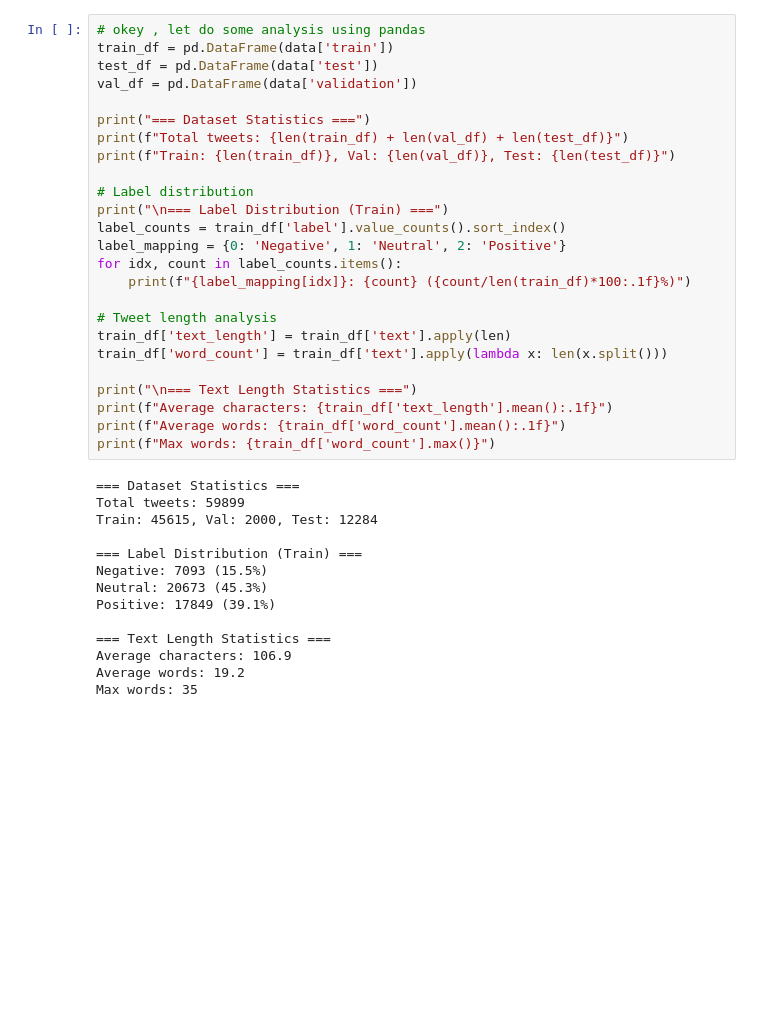
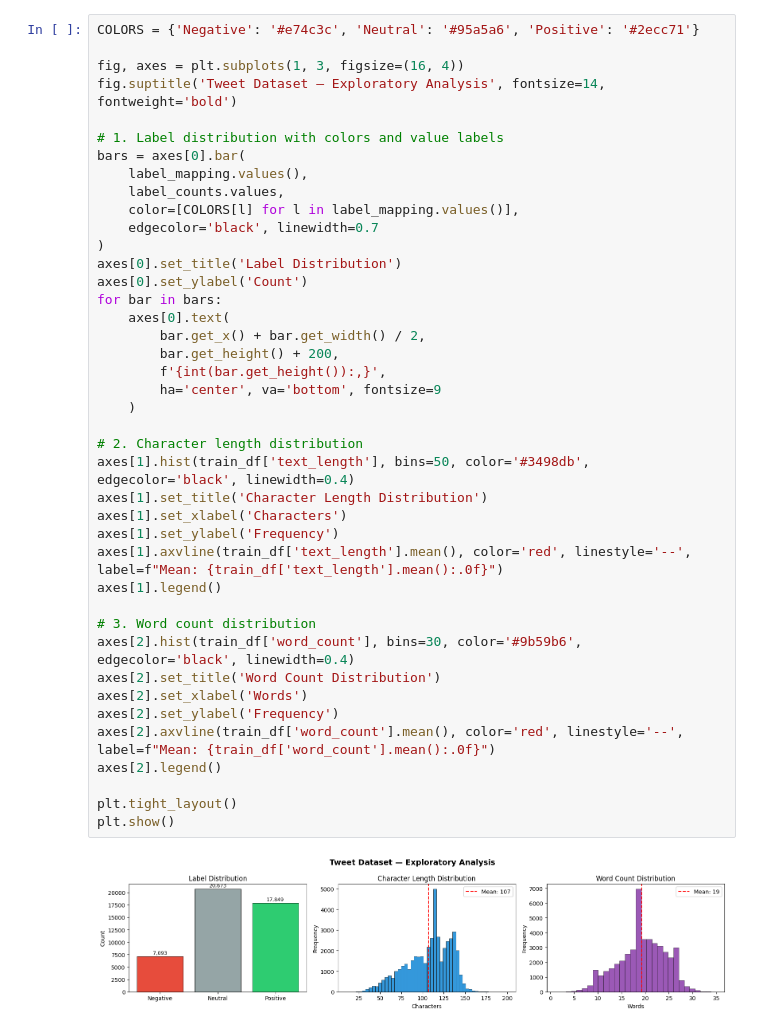
Before and after one commit to zacknn/MachineLearning, a Jupyter notebook: projects/fellings_predictor/model/data_exploration.ipynb, the cells around one changed output. Saved outputs shown, nothing was run; the diff lists cells and outputs as text; blank space fills up the shorter version.

Commit message:
try to improve my dataset set to make it good for training

```diff
--- a/projects/fellings_predictor/model/data_exploration.ipynb
+++ b/projects/fellings_predictor/model/data_exploration.ipynb
@@ -40,40 +93,44 @@ Counter({1: 20673, 2: 17849, 0: 7093})
 # %%
-# okey , let do some analysis using pandas
-train_df = pd.DataFrame(data['train'])
-test_df = pd.DataFrame(data['test'])
-val_df = pd.DataFrame(data['validation'])
+COLORS = {'Negative': '#e74c3c', 'Neutral': '#95a5a6', 'Positive': '#2ecc71'}
 
-print("=== Dataset Statistics ===")
-print(f"Total tweets: {len(train_df) + len(val_df) + len(test_df)}")
-print(f"Train: {len(train_df)}, Val: {len(val_df)}, Test: {len(test_df)}")
+fig, axes = plt.subplots(1, 3, figsize=(16, 4))
+fig.suptitle('Tweet Dataset — Exploratory Analysis', fontsize=14, fontweight='bold')
 
-# Label distribution
-print("\n=== Label Distribution (Train) ===")
-label_counts = train_df['label'].value_counts().sort_index()
-label_mapping = {0: 'Negative', 1: 'Neutral', 2: 'Positive'}
-for idx, count in label_counts.items():
-    print(f"{label_mapping[idx]}: {count} ({count/len(train_df)*100:.1f}%)")
+# 1. Label distribution with colors and value labels
+bars = axes[0].bar(
+    label_mapping.values(),
+    label_counts.values,
+    color=[COLORS[l] for l in label_mapping.values()],
+    edgecolor='black', linewidth=0.7
+)
+axes[0].set_title('Label Distribution')
+axes[0].set_ylabel('Count')
+for bar in bars:
+    axes[0].text(
+        bar.get_x() + bar.get_width() / 2,
+        bar.get_height() + 200,
+        f'{int(bar.get_height()):,}',
+        ha='center', va='bottom', fontsize=9
+    )
 
-# Tweet length analysis
-train_df['text_length'] = train_df['text'].apply(len)
-train_df['word_count'] = train_df['text'].apply(lambda x: len(x.split()))
+# 2. Character length distribution
+axes[1].hist(train_df['text_length'], bins=50, color='#3498db', edgecolor='black', linewidth=0.4)
+axes[1].set_title('Character Length Distribution')
+axes[1].set_xlabel('Characters')
+axes[1].set_ylabel('Frequency')
+axes[1].axvline(train_df['text_length'].mean(), color='red', linestyle='--', label=f"Mean: {train_df['text_length'].mean():.0f}")
+axes[1].legend()
 
-print("\n=== Text Length Statistics ===")
-print(f"Average characters: {train_df['text_length'].mean():.1f}")
-print(f"Average words: {train_df['word_count'].mean():.1f}")
-print(f"Max words: {train_df['word_count'].max()}")
+# 3. Word count distribution
+axes[2].hist(train_df['word_count'], bins=30, color='#9b59b6', edgecolor='black', linewidth=0.4)
+axes[2].set_title('Word Count Distribution')
+axes[2].set_xlabel('Words')
+axes[2].set_ylabel('Frequency')
+axes[2].axvline(train_df['word_count'].mean(), color='red', linestyle='--', label=f"Mean: {train_df['word_count'].mean():.0f}")
+axes[2].legend()
+
+plt.tight_layout()
+plt.show()
 # %% [output]
-=== Dataset Statistics ===
-Total tweets: 59899
-Train: 45615, Val: 2000, Test: 12284
-
-=== Label Distribution (Train) ===
-Negative: 7093 (15.5%)
-Neutral: 20673 (45.3%)
-Positive: 17849 (39.1%)
-
-=== Text Length Statistics ===
-Average characters: 106.9
-Average words: 19.2
-Max words: 35
+[figure, added]
 # %%
```
Also changed, not shown: parts of 11 cells of this notebook.
